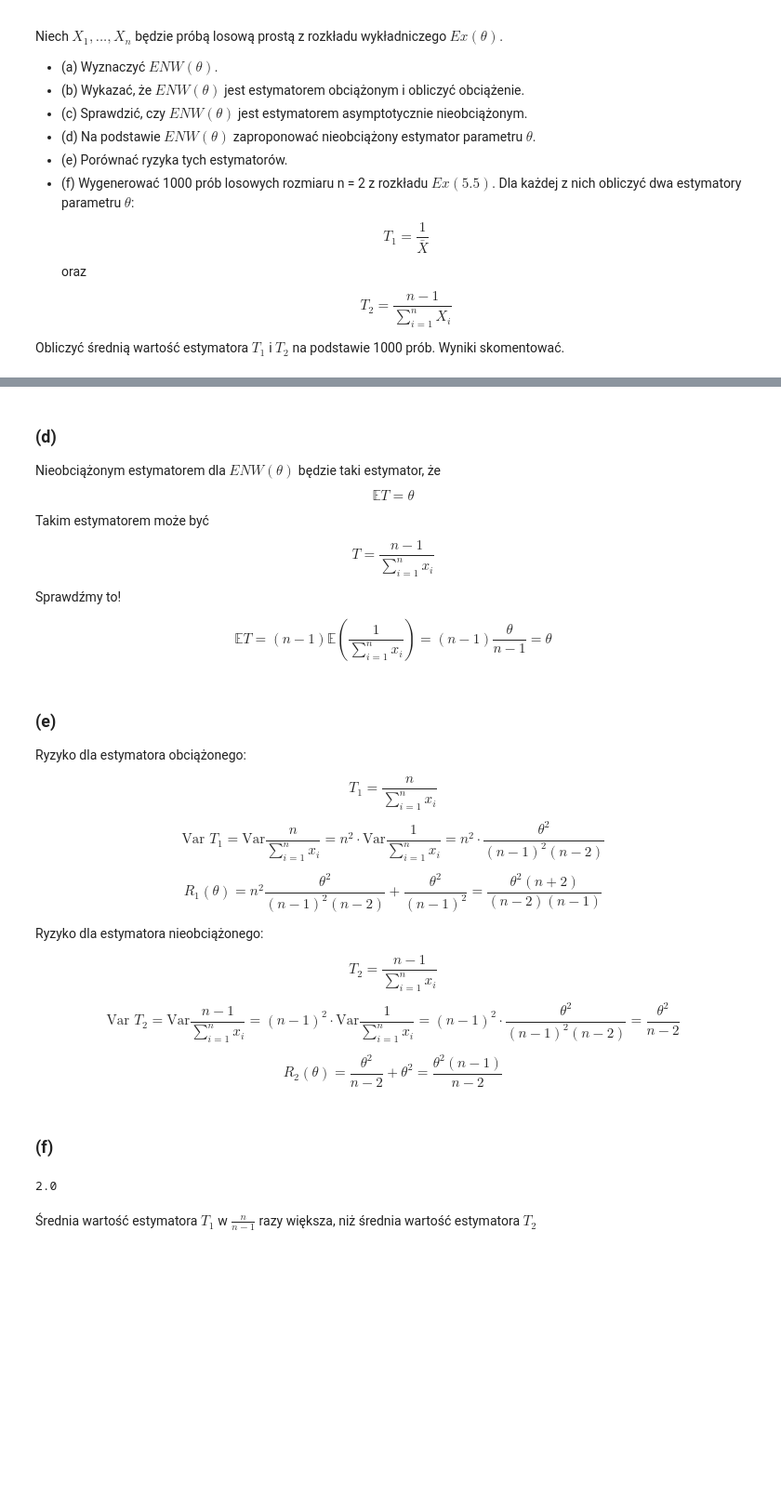
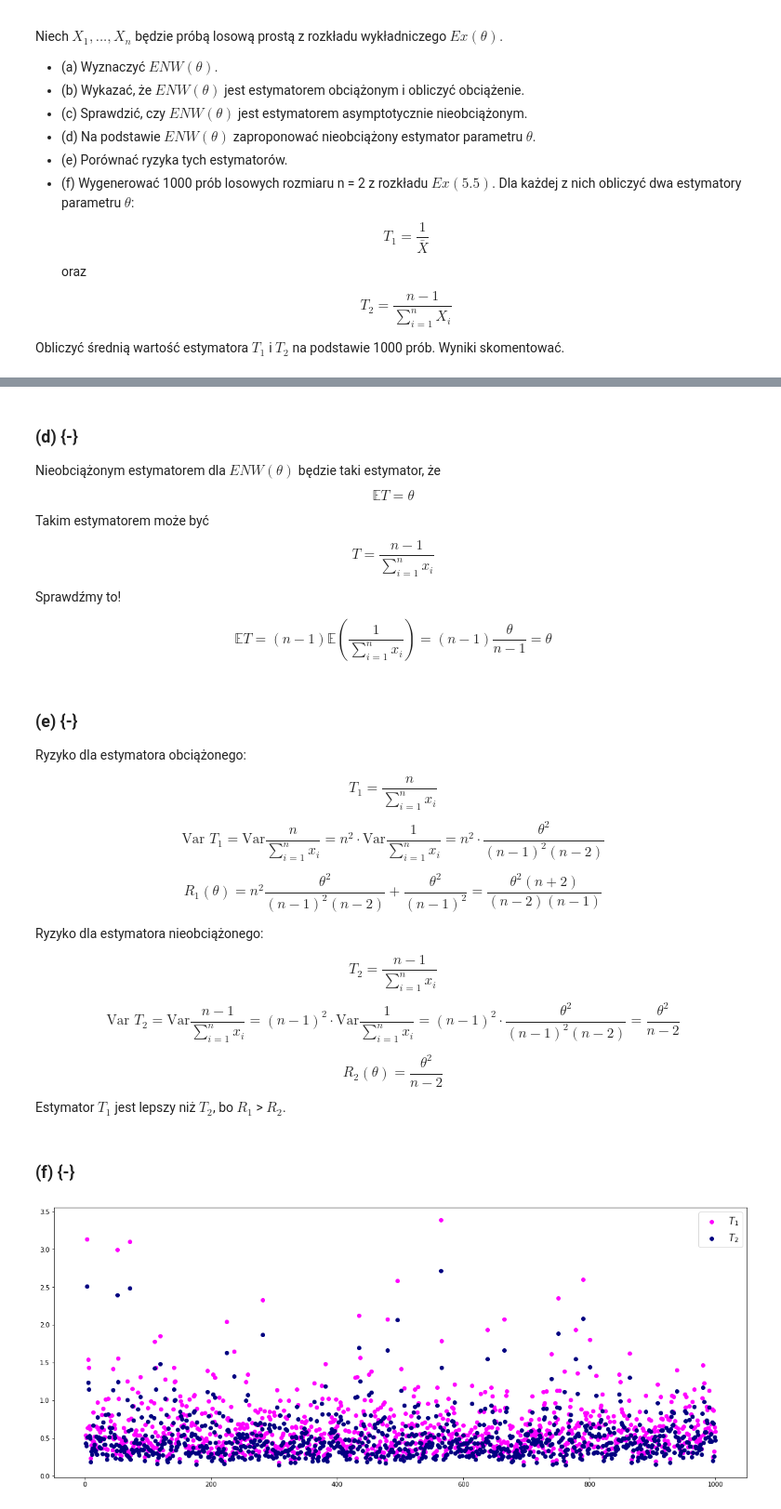
Before and after one commit to kosmobiker/SGH, a Jupyter notebook: Statistics/praca pisemna.ipynb, the cells around one changed output, grey strips where cells are left out. Shown: that part at 93% size. Saved outputs shown, nothing was run; the diff lists cells and outputs as text; code cells hidden in the pictures; blank space fills up the shorter version.

```diff
--- a/Statistics/praca pisemna.ipynb
+++ b/Statistics/praca pisemna.ipynb
@@ -64,7 +64,7 @@ $$\lim_{n \to \infty }n\frac{\theta}{n-1}=g(\theta)=\theta$$
 
 Estymator jest asymptotycznie obciążony
 # %% [markdown]
-### (d)
+### (d) {-}
 
 Nieobciążonym estymatorem dla $ENW(\theta)$ będzie taki estymator, że $$\mathbb{E}T = \theta$$
 
@@ -74,7 +74,7 @@ Sprawdźmy to!
 
 $$\mathbb{E}T=(n-1)\mathbb{E}(\frac{1}{\sum\limits_{i=1}^{n}x_i})=(n-1)\frac{\theta}{n-1}=\theta$$
 # %% [markdown]
-### (e)
+### (e) {-}
 
 Ryzyko dla estymatora obciążonego:
 
@@ -90,16 +90,20 @@ $$T_2 = \frac{n-1}{\sum\limits_{i=1}^{n}x_i}$$
 
 $$\text{Var }T_2=\text{Var}{\frac{n-1}{\sum_{i=1}^{n}x_i}}=(n-1)^2\cdot \text{Var}{\frac{1}{\sum_{i=1}^{n}x_i}} = (n-1)^2\cdot \frac{\theta^2}{(n-1)^2(n-2)}=\frac{\theta^2}{n-2}$$
 
-$$R_2(\theta)=\frac{\theta^2}{n-2} + \theta^2 = \frac{\theta^2(n-1)}{n-2}$$
+$$R_2(\theta)=\frac{\theta^2}{n-2}$$
+
+Estymator $T_1$ jest lepszy niż $T_2$, bo $R_1$ > $R_2$.
 # %% [markdown]
-### (f)
+### (f) {-}
 # %%
 #importy
 import numpy as np
+import matplotlib.pyplot as plt
+
 
 #parametry
 theta = 5.5
-n = 2
+n = 5
 size = 1000
 
 #wygenerowanie prób
@@ -114,9 +118,12 @@ resutls = np.zeros([size, n])
 for i in range(size):
     resutls[i, 0] = 1/np.mean(probes[i])
     resutls[i, 1] = (n - 1)/np.sum(probes[i])
-
-np.mean(resutls[:, 0])/np.mean(resutls[:, 1])
-# %% [output]
-2.0
-# %% [markdown]
-Średnia wartość estymatora $T_1$ w $\frac{n}{n-1}$ razy większa, niż średnia wartość estymatora $T_2$
+# %%
+xs = np.linspace(1, size, size)
+plt.figure(figsize=(16, 9))
+plt.scatter(xs, resutls[:, 0], color='magenta', label='$T_1$')
+plt.scatter(xs, resutls[:, 1], color='navy', label='$T_2$')
+plt.legend(fontsize=15)
+plt.show();
+# %% [output]
+[figure, added]
```
Also changed, not shown: parts of 3 cells of this notebook.
